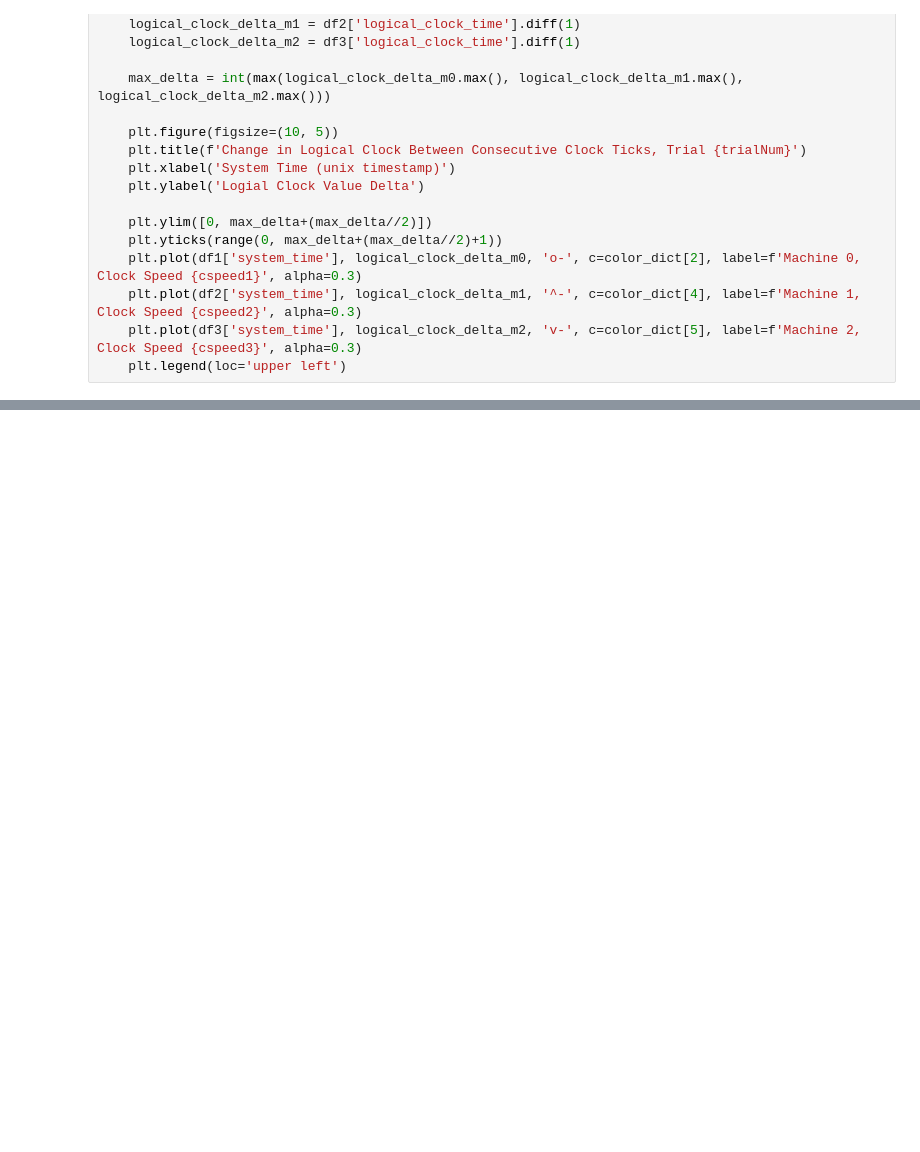
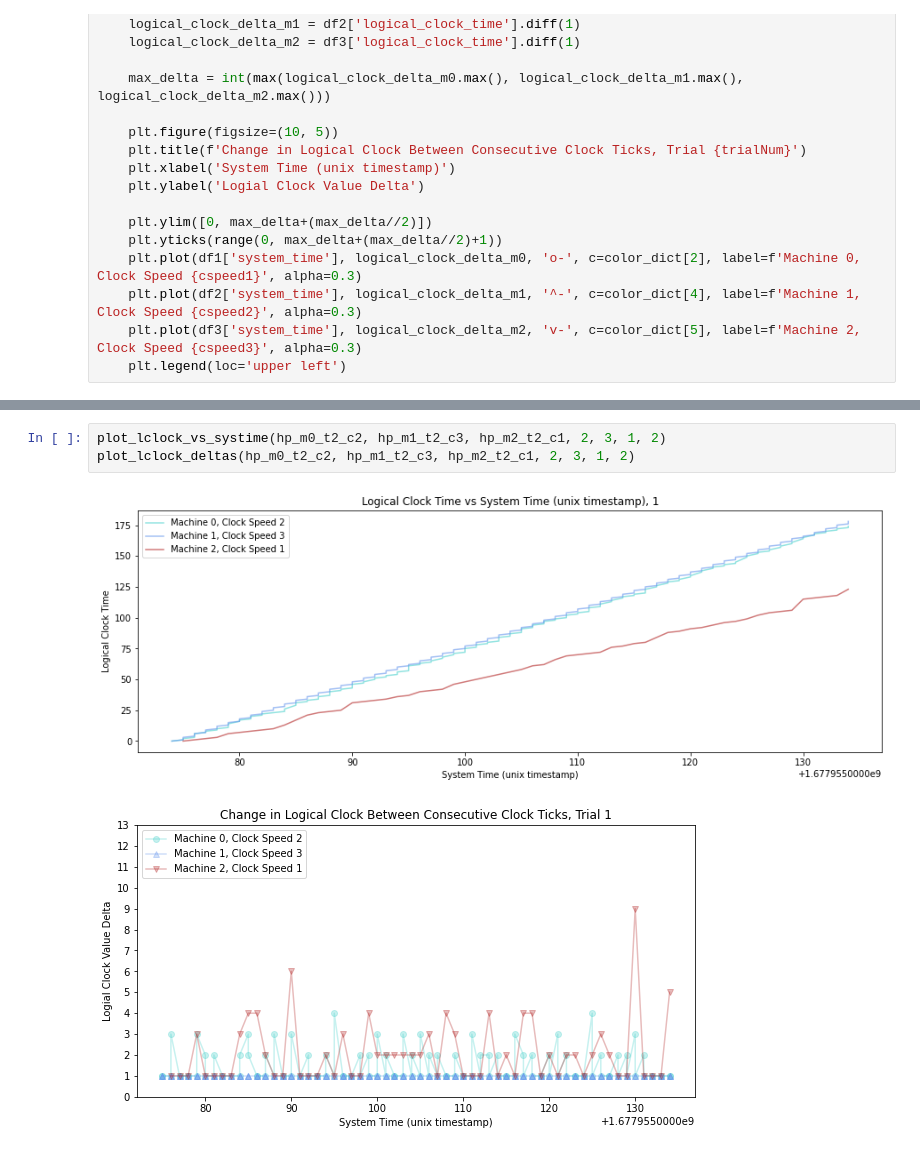
Before and after one commit to carolynwanf/CS262-logical-clocks, a Jupyter notebook: logicalClockAnalysis.ipynb, the cells around one changed output, grey strips where cells are left out. Cells and saved outputs as stored; diff of their text form; blank space fills up the shorter version.

```diff
--- a/logicalClockAnalysis.ipynb
+++ b/logicalClockAnalysis.ipynb
@@ -101,0 +133,6 @@ plot_lclock_deltas(m0_t5_c1, m1_t5_c6, m2_t5_c1, 1, 6, 1, 5)
+# %%
+plot_lclock_vs_systime(hp_m0_t2_c2, hp_m1_t2_c3, hp_m2_t2_c1, 2, 3, 1, 2)
+plot_lclock_deltas(hp_m0_t2_c2, hp_m1_t2_c3, hp_m2_t2_c1, 2, 3, 1, 2)
+# %% [output]
+[figure, added]
+[figure, added]
```
Also changed, not shown: parts of 11 cells of this notebook, 14 other files.
